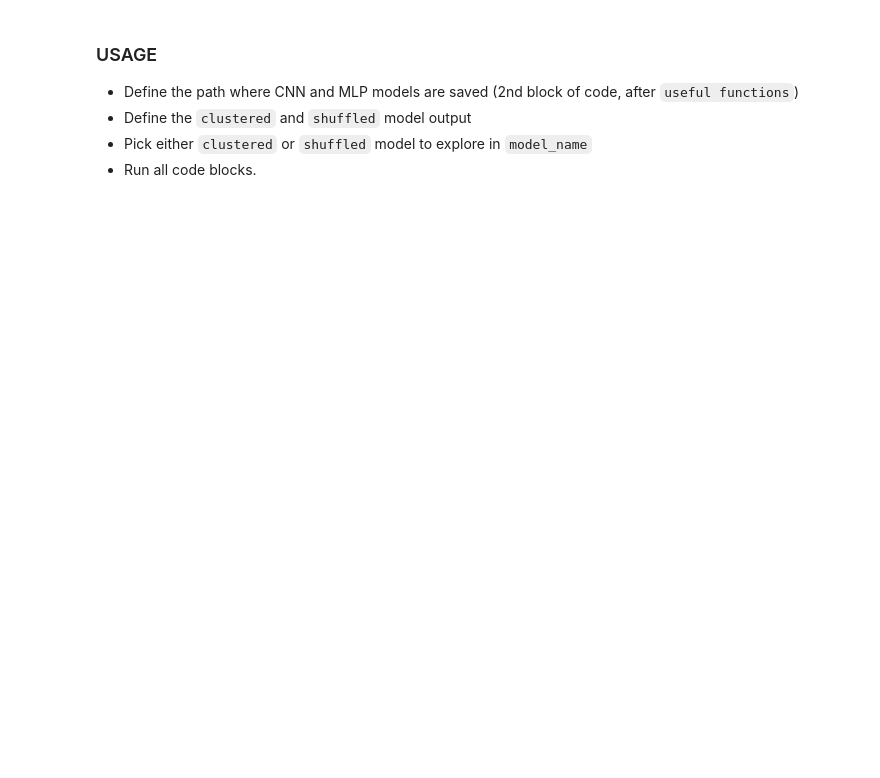
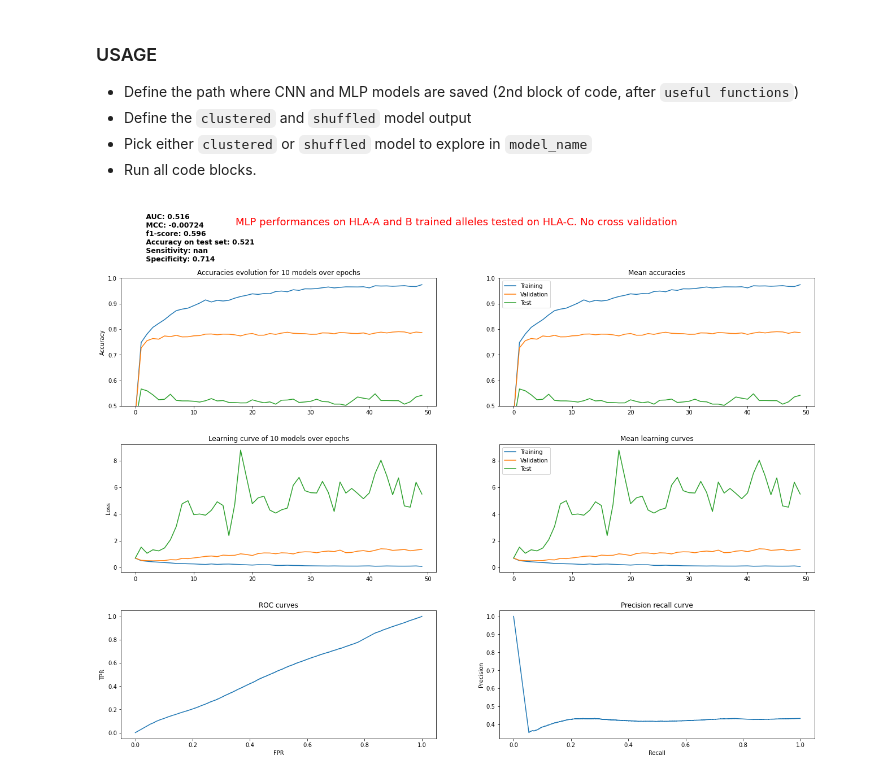
Before and after one commit to DeepRank/3D-Vac, a Jupyter notebook: src/exploration/explore_class_seq_xvalidation.ipynb, the cells around one changed output. Cells and saved outputs as stored; diff of their text form; code cells hidden in the pictures; blank space fills up the shorter version.

```diff
--- a/src/exploration/explore_class_seq_xvalidation.ipynb
+++ b/src/exploration/explore_class_seq_xvalidation.ipynb
@@ -130,23 +170,17 @@ def save_best_metrics(model_name, test_best_tpr, test_best_tnr, test_auc, test_m
     else:
         df.to_csv(metrics_csv_path, index=False)
 # %%
-# models_path = "/home/daqop/Desktop/M2/Internship/python/trained_models/" # path to where CNN and MLP models are stored
-models_path = "/home/daqop/mountpoint_snellius/3D-Vac/src/4_train_models/CNN/I/classification/seq/trained_models/"
-# models_path = "/home/daqop/Desktop/3D-vac-project/trained_models/"
-model_names = {
-    "shuffled": "mlp_classification_sparse_with_allele_encoder_100_neurons_25_epochs_100K_dataset_normal_label_32_batch_size.pt",
-    "clustered": "mlp_classification_sparse_encoder_1000_neurons_50_epochs_test_32_batch_size.pt",
-}
-model_name = model_names["shuffled"]
 best_model_test_tprs, best_model_test_tnrs, \
-aucs, mccs, best_model_test_accuracies, \
+aucs, mccs, tprs, fprs, precisions, recalls, thresholds, \
+best_model_test_accuracies, f1scores, \
 train_accuracies, valid_accuracies, test_accuracies, \
 train_tpr, valid_tpr, test_tpr, \
 train_tnr, valid_tnr, test_tnr, \
-train_losses, valid_losses, test_losses = get_metrics(models_path + model_name)
+train_losses, valid_losses, test_losses = get_metrics(model_file)
 
 aucs = torch.tensor(aucs)
 mccs = torch.tensor(mccs)
+f1scores = torch.stack(f1scores)
 
 best_model_test_tprs = torch.tensor(best_model_test_tprs)
 best_model_test_tnrs = torch.tensor(best_model_test_tnrs)
@@ -167,4 +201,72 @@ test_tnr = torch.permute(torch.tensor(test_tnr).nan_to_num(), (1,0))
 train_losses = torch.permute(torch.tensor(train_losses), (1,0))
 valid_losses = torch.permute(torch.tensor(valid_losses), (1,0))
 test_losses = torch.permute(torch.tensor(test_losses), (1,0))
+# %%
+fig = plt.figure(figsize=(22,15))
+((ax1, ax2), (ax3, ax4), (ax5, ax6)) = fig.subplots(3, 2)
+fig.suptitle(graph_title, color="red", fontsize=18)
+fig.text(
+    0.15,1,
+    f"\n AUC: {aucs.mean():.3} \n MCC: {mccs.mean():.3} \n f1-score: {f1scores.mean():.3} \n \
+Accuracy on test set: {test_accuracies.mean():.3} \n Sensitivity: {test_tpr.mean():.3} \n Specificity: {test_tnr.mean():.3}",
+    horizontalalignment="left",
+    verticalalignment="top",
+    fontweight=700,
+    fontsize=12.5
+)
+
+e = range(train_accuracies.shape[0])
+
+ax1.plot(e, train_accuracies)
+ax1.plot(e, valid_accuracies)
+ax1.plot(e, test_accuracies)
+ax1.set_ylabel("Accuracy")
+ax1.set_title("Accuracies evolution for 10 models over epochs")
+ax1.set_ylim(0.5,1)
+
+ax2.plot(e, train_accuracies.mean(1))
+ax2.plot(e, valid_accuracies.mean(1))
+ax2.plot(e, test_accuracies.mean(1))
+ax2.set_title("Mean accuracies")
+ax2.legend(["Training", "Validation", "Test"])
+ax2.set_ylim(0.5,1)
+
+ax3.plot(e, train_losses)
+ax3.plot(e, valid_losses)
+ax3.plot(e, test_losses)
+ax3.set_ylabel("Loss")
+ax3.set_title("Learning curve of 10 models over epochs")
+
+ax4.plot(e, train_losses.mean(1))
+ax4.plot(e, valid_losses.mean(1))
+ax4.plot(e, test_losses.mean(1))
+ax4.set_title("Mean learning curves")
+ax4.legend(["Training", "Validation", "Test"])
+
+#ROC
+for i,tpr in enumerate(tprs):
+    ax5.plot(fprs[i], tpr)
+ax5.set_title("ROC curves")
+ax5.set_ylabel("TPR")
+ax5.set_xlabel("FPR")
+
+#precision-recall
+for i,precision in enumerate(precisions):
+    ax6.plot(recalls[i], precision)
+ax6.set_title("Precision recall curve")
+ax6.set_ylabel("Precision")
+ax6.set_xlabel("Recall")
+
+fig.subplots_adjust(
+    wspace=.2,
+    hspace=.3
+)
+if save_plot:
+    fig.savefig(
+        f"/home/daqop/mountpoint_snellius/3D-Vac/reports/figures/exp_results/{model_file.split('/')[-1]}.svg",
+        transparent=False,
+        facecolor="white"
+    )
+# %% [output]
+[figure, added]
 # %%
```
Also changed, not shown: parts of 4 cells of this notebook, 4 other files.
